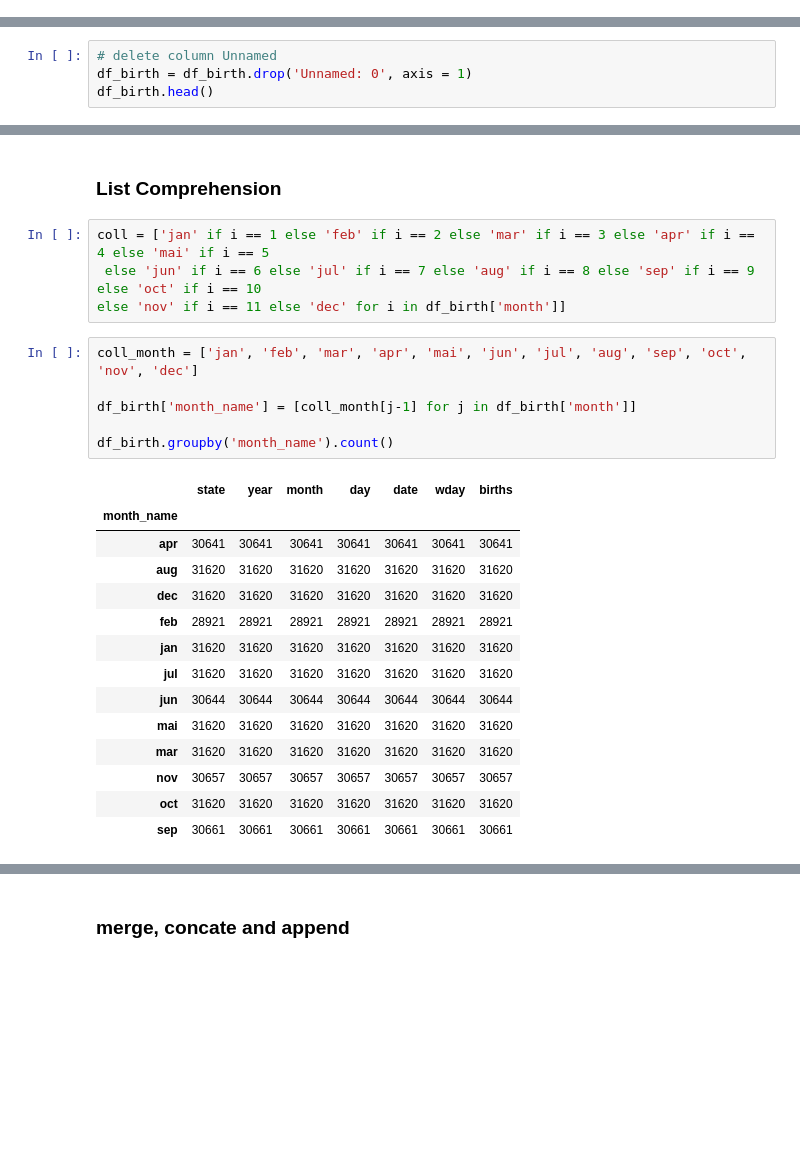
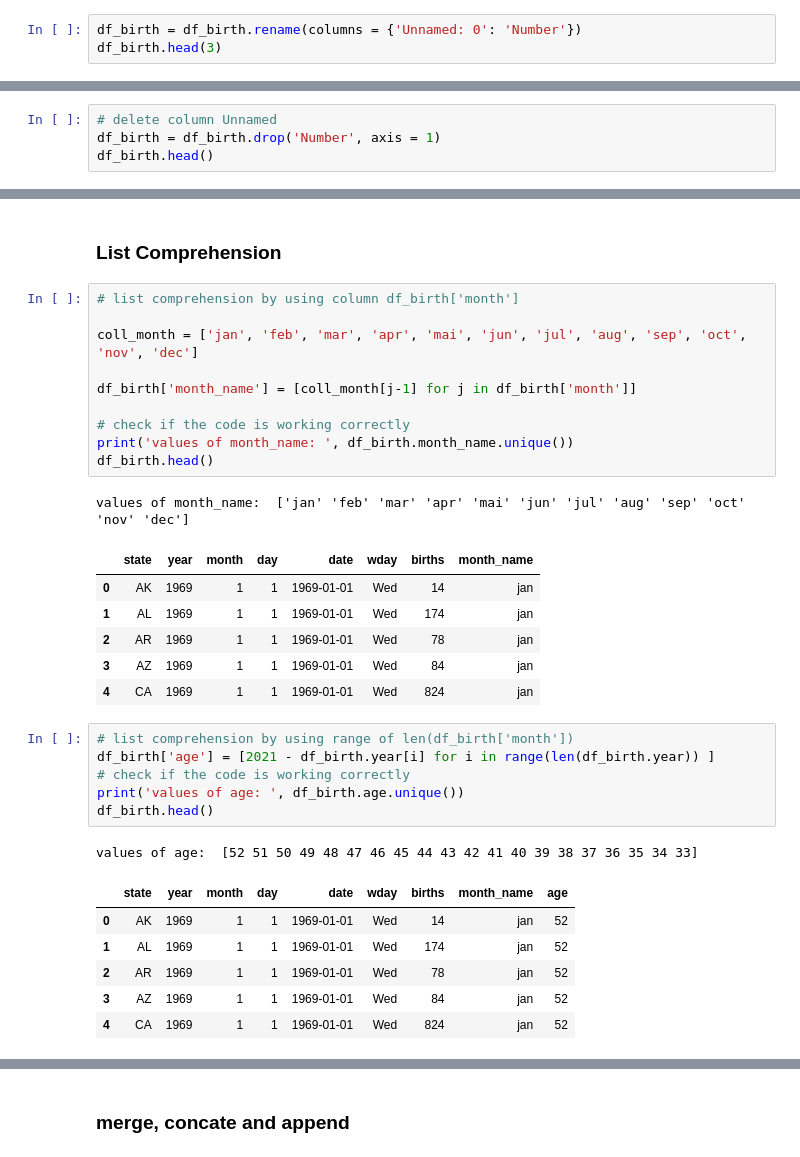
Before and after one commit to KathrinBraun/Alfa, a Jupyter notebook: 03_pandas_intro/03b_Pandas.ipynb, the cells around one changed output, grey strips where cells are left out. Saved outputs shown, nothing was run; the diff lists cells and outputs as text; blank space fills up the shorter version.

```diff
--- a/03_pandas_intro/03b_Pandas.ipynb
+++ b/03_pandas_intro/03b_Pandas.ipynb
@@ -25,3 +27,6 @@ df_birth.head()
 | 2 | 3 | AR | 1969 | 1 | 1 | 1969-01-01 | Wed | 78 |
 | 3 | 4 | AZ | 1969 | 1 | 1 | 1969-01-01 | Wed | 84 |
 | 4 | 5 | CA | 1969 | 1 | 1 | 1969-01-01 | Wed | 824 |
+# %%
+df_birth = df_birth.rename(columns = {'Unnamed: 0': 'Number'})
+df_birth.head(3)
@@ -46,6 +101,6 @@ calmcode.io // originally found in an R package.
 # %%
 # delete column Unnamed
-df_birth = df_birth.drop('Unnamed: 0', axis = 1)
+df_birth = df_birth.drop('Number', axis = 1)
 df_birth.head()
 # %% [output]
 |  | state | year | month | day | date | wday | births |
@@ -109,28 +363,35 @@ df_birth['month'].apply(month_name)
 Name: month, Length: 372864, dtype: object
 # %% [markdown]
 ### List Comprehension
-# %%
-coll = ['jan' if i == 1 else 'feb' if i == 2 else 'mar' if i == 3 else 'apr' if i == 4 else 'mai' if i == 5
- else 'jun' if i == 6 else 'jul' if i == 7 else 'aug' if i == 8 else 'sep' if i == 9 else 'oct' if i == 10
-else 'nov' if i == 11 else 'dec' for i in df_birth['month']]
 # %%
+# list comprehension by using column df_birth['month']
+
 coll_month = ['jan', 'feb', 'mar', 'apr', 'mai', 'jun', 'jul', 'aug', 'sep', 'oct', 'nov', 'dec']
 
 df_birth['month_name'] = [coll_month[j-1] for j in df_birth['month']]
 
-df_birth.groupby('month_name').count()
+# check if the code is working correctly
+print('values of month_name: ', df_birth.month_name.unique())
+df_birth.head()
 # %% [output]
+values of month_name:  ['jan' 'feb' 'mar' 'apr' 'mai' 'jun' 'jul' 'aug' 'sep' 'oct' 'nov' 'dec']
-|  | state | year | month | day | date | wday | births |
-| month_name |  |  |  |  |  |  |  |
-| apr | 30641 | 30641 | 30641 | 30641 | 30641 | 30641 | 30641 |
-| aug | 31620 | 31620 | 31620 | 31620 | 31620 | 31620 | 31620 |
-| dec | 31620 | 31620 | 31620 | 31620 | 31620 | 31620 | 31620 |
-| feb | 28921 | 28921 | 28921 | 28921 | 28921 | 28921 | 28921 |
-| jan | 31620 | 31620 | 31620 | 31620 | 31620 | 31620 | 31620 |
-| jul | 31620 | 31620 | 31620 | 31620 | 31620 | 31620 | 31620 |
-| jun | 30644 | 30644 | 30644 | 30644 | 30644 | 30644 | 30644 |
-| mai | 31620 | 31620 | 31620 | 31620 | 31620 | 31620 | 31620 |
-| mar | 31620 | 31620 | 31620 | 31620 | 31620 | 31620 | 31620 |
-| nov | 30657 | 30657 | 30657 | 30657 | 30657 | 30657 | 30657 |
-| oct | 31620 | 31620 | 31620 | 31620 | 31620 | 31620 | 31620 |
-| sep | 30661 | 30661 | 30661 | 30661 | 30661 | 30661 | 30661 |
+|  | state | year | month | day | date | wday | births | month_name |
+| 0 | AK | 1969 | 1 | 1 | 1969-01-01 | Wed | 14 | jan |
+| 1 | AL | 1969 | 1 | 1 | 1969-01-01 | Wed | 174 | jan |
+| 2 | AR | 1969 | 1 | 1 | 1969-01-01 | Wed | 78 | jan |
+| 3 | AZ | 1969 | 1 | 1 | 1969-01-01 | Wed | 84 | jan |
+| 4 | CA | 1969 | 1 | 1 | 1969-01-01 | Wed | 824 | jan |
+# %%
+# list comprehension by using range of len(df_birth['month'])
+df_birth['age'] = [2021 - df_birth.year[i] for i in range(len(df_birth.year)) ]
+# check if the code is working correctly
+print('values of age: ', df_birth.age.unique())
+df_birth.head()
+# %% [output]
+values of age:  [52 51 50 49 48 47 46 45 44 43 42 41 40 39 38 37 36 35 34 33]
+|  | state | year | month | day | date | wday | births | month_name | age |
+| 0 | AK | 1969 | 1 | 1 | 1969-01-01 | Wed | 14 | jan | 52 |
+| 1 | AL | 1969 | 1 | 1 | 1969-01-01 | Wed | 174 | jan | 52 |
+| 2 | AR | 1969 | 1 | 1 | 1969-01-01 | Wed | 78 | jan | 52 |
+| 3 | AZ | 1969 | 1 | 1 | 1969-01-01 | Wed | 84 | jan | 52 |
+| 4 | CA | 1969 | 1 | 1 | 1969-01-01 | Wed | 824 | jan | 52 |
```
Also changed, not shown: parts of 46 cells of this notebook, 38 other files.
